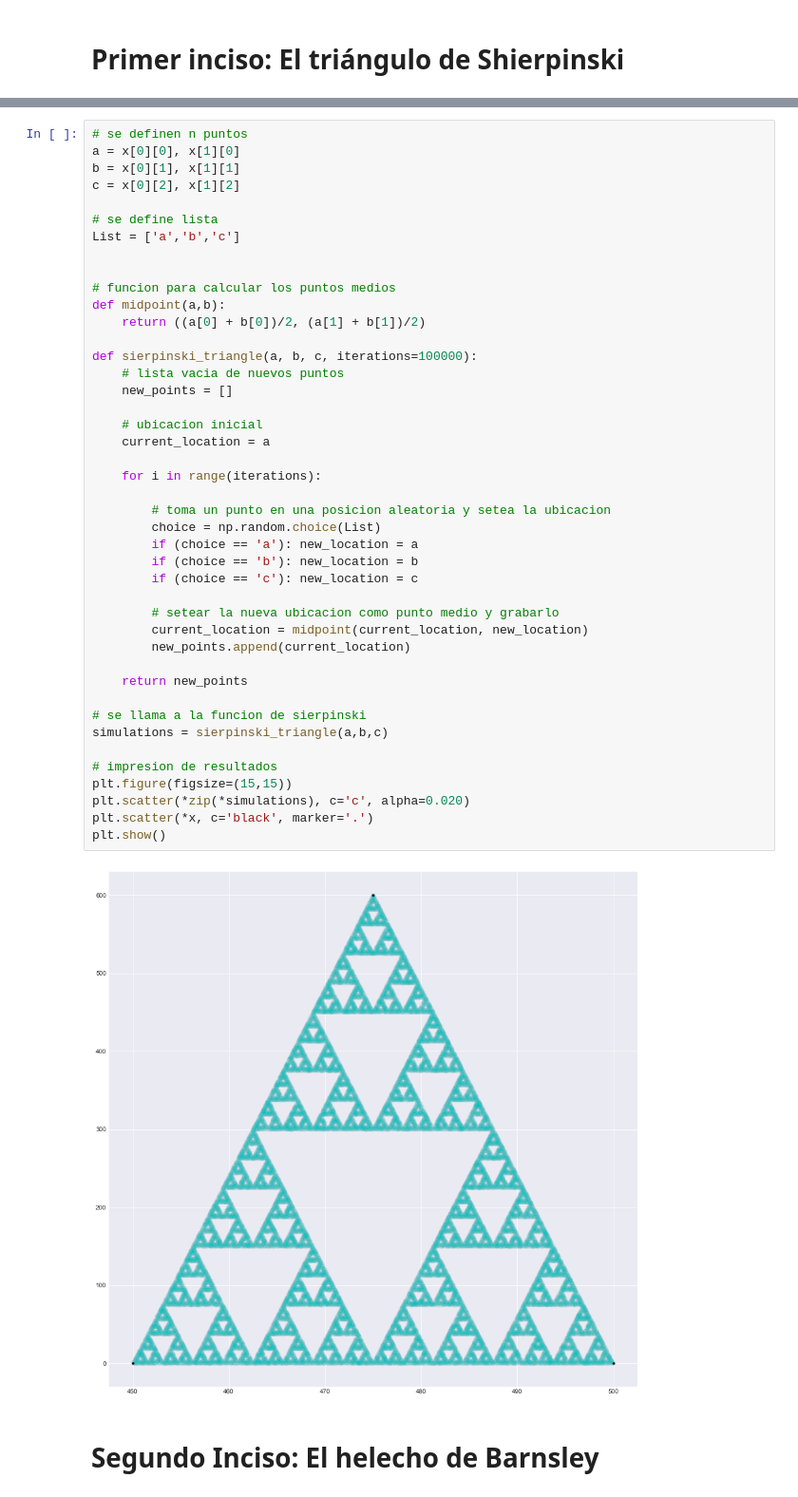
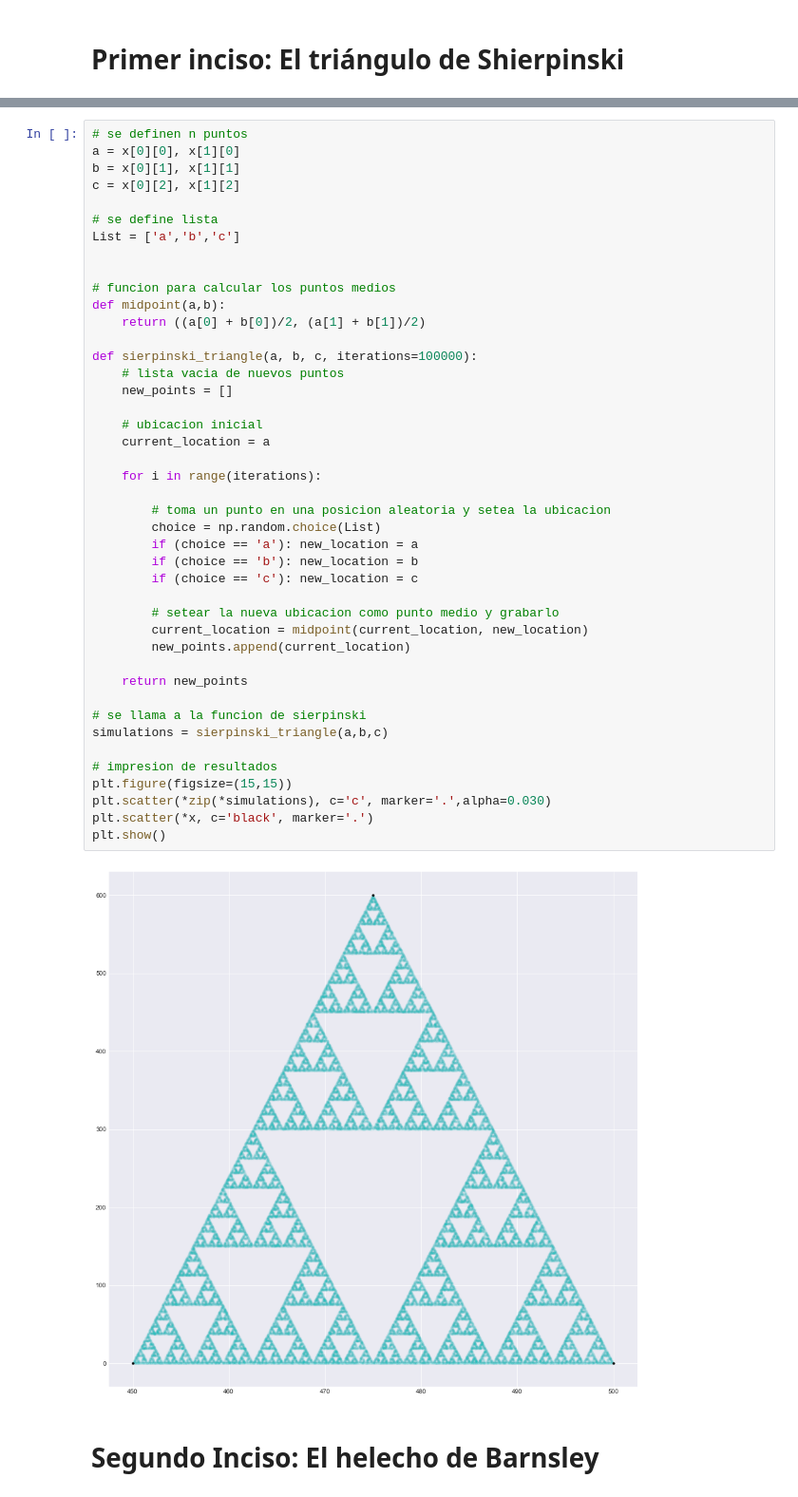
Before and after one commit to tej17584/SimulacionMiniProyecto, a Jupyter notebook: MiniProyecto.ipynb, the cells around one changed output, grey strips where cells are left out. Shown: that part at 95% size. Drawn from its saved outputs; the diff is of its cells as text.

```diff
--- a/MiniProyecto.ipynb
+++ b/MiniProyecto.ipynb
@@ -62,35 +62,35 @@ def midpoint(a,b):
 
 def sierpinski_triangle(a, b, c, iterations=100000):
     # lista vacia de nuevos puntos
     new_points = []
 
     # ubicacion inicial
     current_location = a
 
     for i in range(iterations):
 
         # toma un punto en una posicion aleatoria y setea la ubicacion
         choice = np.random.choice(List)
         if (choice == 'a'): new_location = a
         if (choice == 'b'): new_location = b
         if (choice == 'c'): new_location = c
 
         # setear la nueva ubicacion como punto medio y grabarlo
         current_location = midpoint(current_location, new_location)
         new_points.append(current_location)
 
     return new_points
 
 # se llama a la funcion de sierpinski
 simulations = sierpinski_triangle(a,b,c)
 
 # impresion de resultados
 plt.figure(figsize=(15,15))
-plt.scatter(*zip(*simulations), c='c', alpha=0.020)
+plt.scatter(*zip(*simulations), c='c', marker='.',alpha=0.030)
 plt.scatter(*x, c='black', marker='.')
 plt.show()
 # %% [output]
-[figure, old version]
+[figure, new version]
 # %% [markdown]
 # Segundo Inciso: El	helecho	de	Barnsley
 # %%
```
Also changed, not shown: parts of 6 cells of this notebook, 1 other file.
